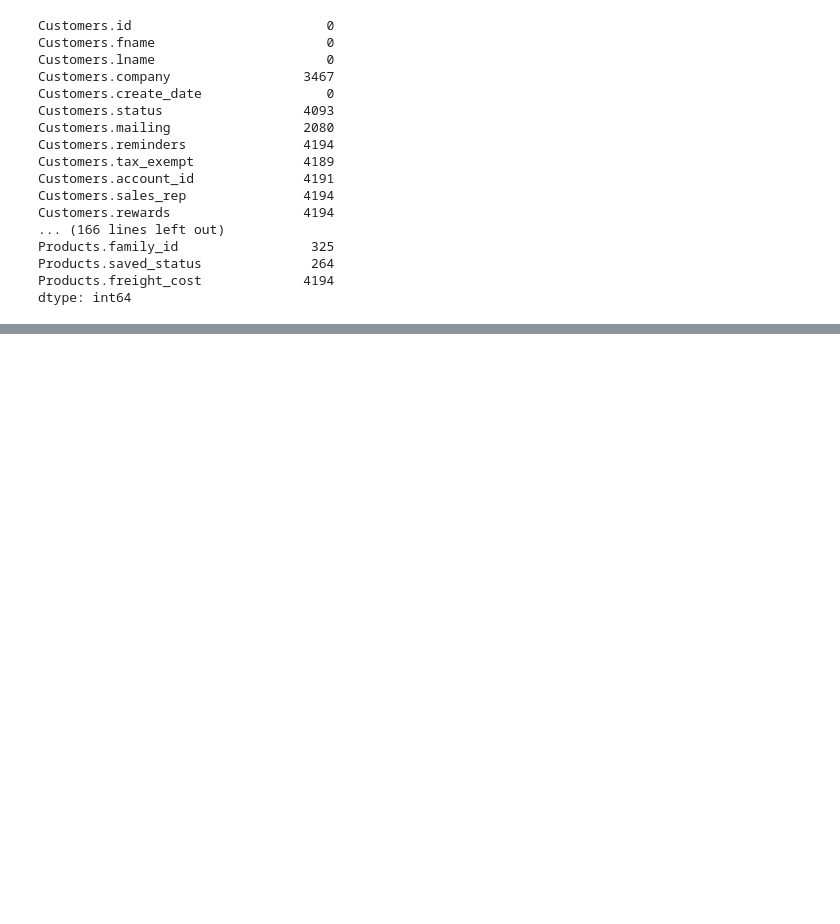
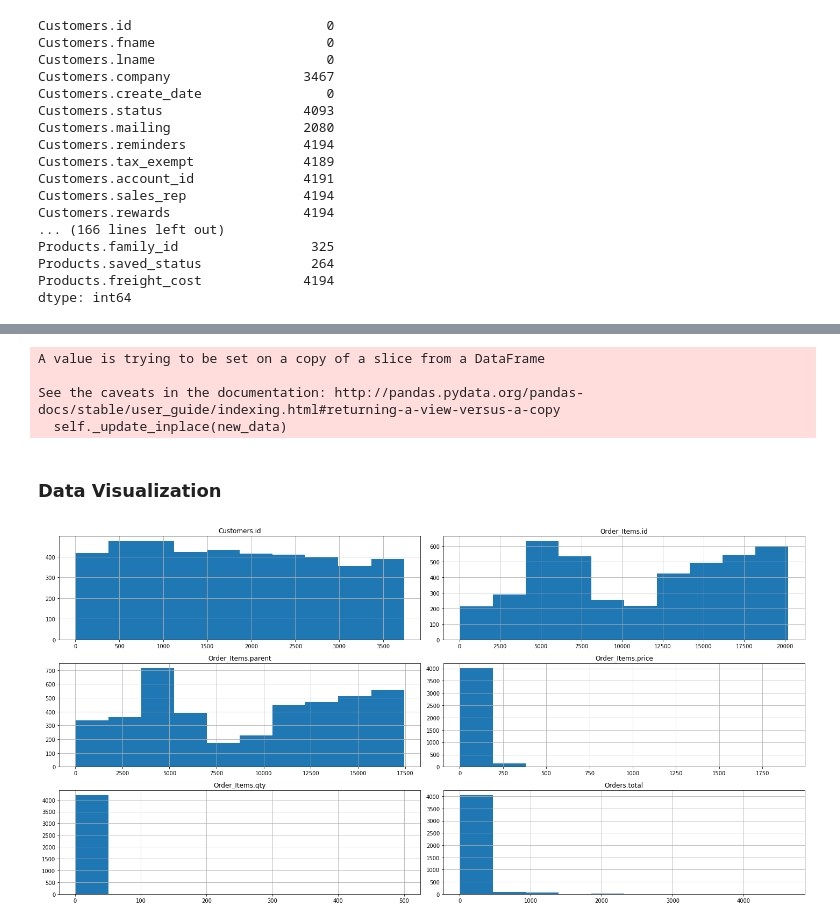
Before and after one commit to kvan493/Customer-Segmentation_Project, a Jupyter notebook: Customer_segmentation.ipynb, the cells around one changed output, grey strips where cells are left out. Drawn from its saved outputs; the diff is of its cells as text; code cells hidden in the pictures; blank space fills up the shorter version.

```diff
--- a/Customer_segmentation.ipynb
+++ b/Customer_segmentation.ipynb
@@ -440,0 +333,18 @@ X.drop(['Customers.create_date', 'Customers.last_modified'], axis = 1)
+# %%
+#Separating duplicated Customer IDs from those not duplicated into 2 dataframes b/c this indicates that those with
+#duplicated IDs have made more than 1 purchase, whereas those in the dataframe of no duplicated IDs only made single purchase
+df_dup = df[df['Customers.id'].duplicated(keep = False)]
+df_sing = df.drop(df_dup.index, axis = 0)
+# %%
+#Creating a dataframe of number of repeats per Customer Id
+num_purch = pd.DataFrame(df_dup['Customers.id'].value_counts()).reset_index()
+num_purch.rename(columns = {'index':'Customers.id', 'Customers.id':'Num_Purchases'}, inplace = True)
+num_purch['Num_Purchases'] = num_purch['Num_Purchases'].apply(lambda x: x + 1)
+
+#df_sing['Num_Purchases'] = 1
+#Merging number of purchases dataframe to dataframe with duplicated IDs
+df_dup = df_dup.merge(num_purch, on = 'Customers.id')
+df = df_dup.append(df_sing, sort = False)
+
+#Filling the nulls in Num_Purchases attributes to 0
+df['Num_Purchases'].fillna(1, inplace = True)
@@ -440,0 +393,21 @@ X.drop(['Customers.create_date', 'Customers.last_modified'], axis = 1)
+# %%
+#Creating new dataframe with the following attributes
+df_seg = df[['Customers.id', 'Orders.total', 'Order_Items.id', 'Order_Items.parent',
+            'Order_Items.product_name', 'Order_Items.qty', 'Order_Items.price', 'Products.shopping_brand', 'Products.unit']]
+# %%
+#Filling in null cells with the mode
+df_seg['Products.shopping_brand'].fillna(df_seg['Products.shopping_brand'].mode()[0], inplace = True)
+df_seg['Products.unit'].fillna(df_seg['Products.unit'].mode()[0], inplace = True)
+# %% [output]
+A value is trying to be set on a copy of a slice from a DataFrame
+
+See the caveats in the documentation: http://pandas.pydata.org/pandas-docs/stable/user_guide/indexing.html#returning-a-view-versus-a-copy
+  self._update_inplace(new_data)
+# %% [markdown]
+### Data Visualization
+# %%
+df_seg.hist(figsize = (20, 10))
+plt.tight_layout()
+plt.show();
+# %% [output]
+[figure, added]
```
Also changed, not shown: parts of 90 cells of this notebook.
